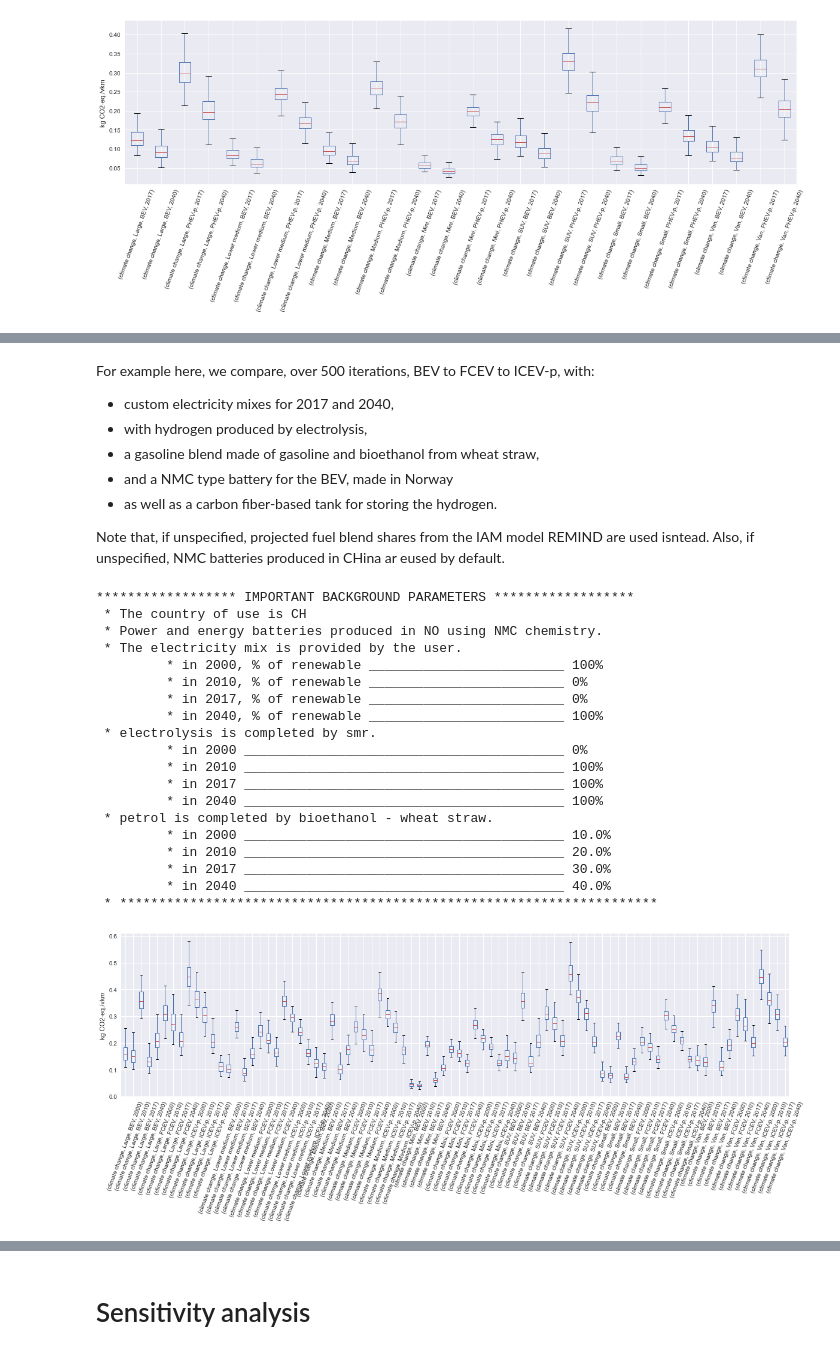
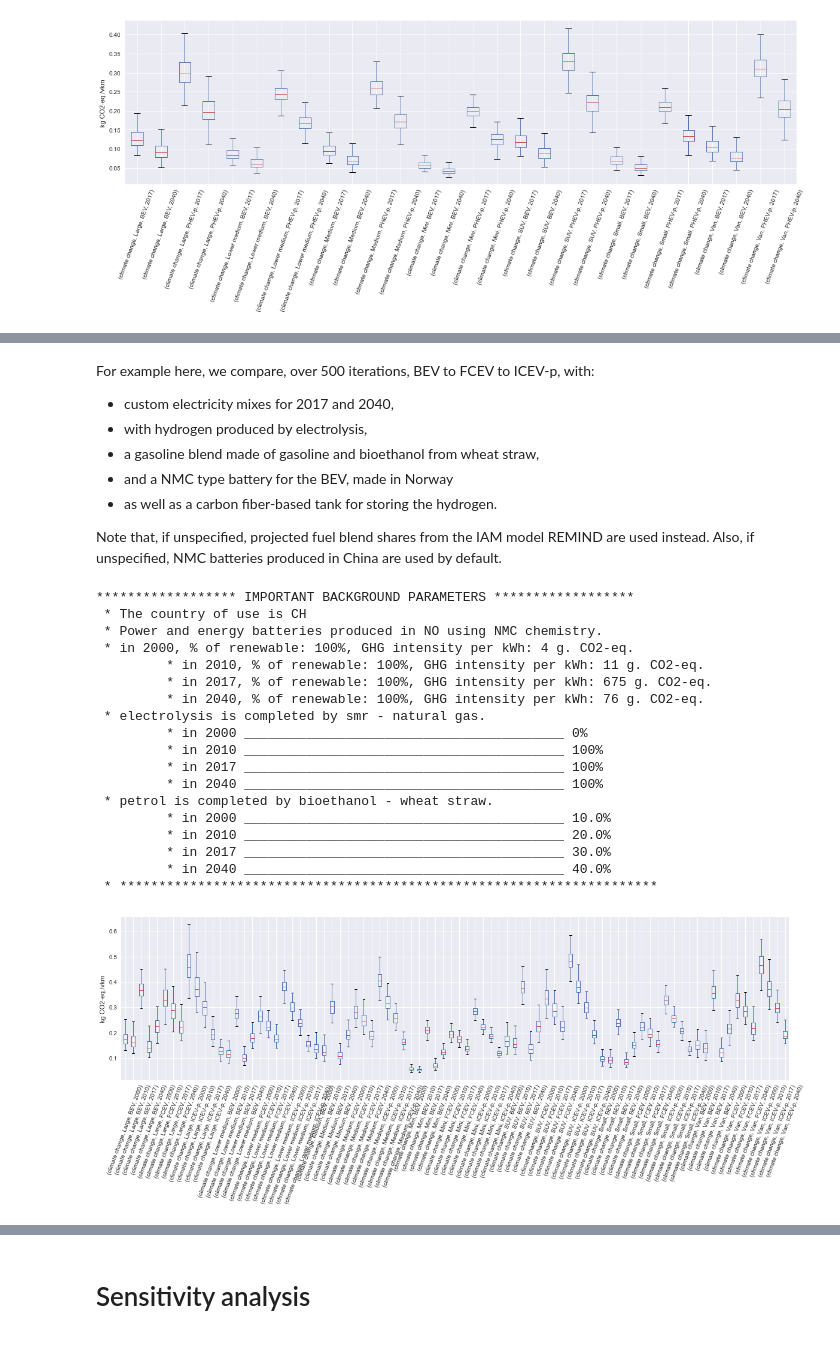
Before and after one commit to romainsacchi/carculator, a Jupyter notebook: examples/Examples.ipynb, the cells around one changed output, grey strips where cells are left out. Drawn from its saved outputs; the diff is of its cells as text; code cells hidden in the pictures.

```diff
--- a/examples/Examples.ipynb
+++ b/examples/Examples.ipynb
@@ -664,8 +723,8 @@ For example here, we compare, over 500 iterations, BEV to FCEV to ICEV-p, with:
 * and a NMC type battery for the BEV, made in Norway
 * as well as a carbon fiber-based tank for storing the hydrogen.
 
-Note that, if unspecified, projected fuel blend shares from the IAM model REMIND are used isntead.
-Also, if unspecified, NMC batteries produced in CHina ar eused by default.
+Note that, if unspecified, projected fuel blend shares from the IAM model REMIND are used instead.
+Also, if unspecified, NMC batteries produced in China are used by default.
 # %%
 from carculator import *
 import matplotlib.pyplot as plt
@@ -692,38 +751,38 @@ Electricity mixes
 8: Geothermal
 9: Waste
 
-Hydrogen technologies
---------------------
-electrolysis
-smr - natural gas
-smr - natural gas with CCS
-smr - biogas
-smr - biogas with CCS
-coal gasification
-wood gasification
-wood gasification with CCS
+Hydrogen technologies (LHV: 120 MJ/kg)
+--------------------------------------
+'electrolysis'
+'smr - natural gas'
+'smr - natural gas with CCS'
+'smr - biogas'
+'smr - biogas with CCS'
+'coal gasification'
+'wood gasification'
+'wood gasification with CCS'
 
 Natural gas technologies
 ------------------------
-cng
-biogas
-syngas
+'cng' (55.5 MJ/kg, 2.65 kg CO2/kg CNG)
+'biogas' (55.5 MJ/kg, 2.65 kg CO2/kg CNG)
+'syngas' (55.5 MJ/kg, 2.65 kg CO2/kg CNG)
 
 Diesel technologies
 -------------------
-diesel
-biodiesel - algae
-biodiesel - cooking oil
-synthetic diesel
+'diesel' (42.8 MJ/kg, 3.14 kg CO2/kg)
+'biodiesel - algae' (31.7 MJ/kg, 2.85 kg CO2/kg)
+'biodiesel - cooking oil' (31.7 MJ/kg, 2.85 kg CO2/kg)
+'synthetic diesel' (43.3 MJ/kg, 3.14 kg CO2/kg)
 
 Petrol technologies
 -------------------
-petrol
-bioethanol - wheat straw
-bioethanol - maize starch
-bioethanol - sugarbeet
-bioethanol - forest residues
-synthetic gasoline
+'petrol' (42.4 MJ/kg, 3.18 kg CO2/kg)
+'bioethanol - wheat straw' (26.8 MJ/kg, 1.91 kg CO2/kg)
+'bioethanol - maize starch' (26.8 MJ/kg, 1.91 kg CO2/kg)
+'bioethanol - sugarbeet' (26.8 MJ/kg, 1.91 kg CO2/kg)
+'bioethanol - forest residues' (26.8 MJ/kg, 1.91 kg CO2/kg)
+'synthetic gasoline' (19 MJ/kg, 1.6 kg CO2/kg)
 
 """
 
@@ -780,37 +839,36 @@ bc = {'country':'CH', # considers electricity network losses for Switzerland
       }
      }
 
 scope = {
     'powertrain':['BEV', 'FCEV', 'ICEV-p'],
 }
 
 ic = InventoryCalculation(cm.array, scope=scope, background_configuration = bc)
 results = ic.calculate_impacts()
 
 data_MC = results.sel(impact_category='climate change').sum(axis=3).to_dataframe('climate change')
 plt.style.use('seaborn')
 data_MC.unstack(level=[0,1,2]).boxplot(showfliers=False, figsize=(20,5))
 plt.xticks(rotation=70)
 plt.ylabel('kg CO2-eq./vkm')
 plt.show()
 # %% [output]
 ****************** IMPORTANT BACKGROUND PARAMETERS ******************
  * The country of use is CH
  * Power and energy batteries produced in NO using NMC chemistry.
- * The electricity mix is provided by the user.
-         * in 2000, % of renewable _________________________ 100%
-         * in 2010, % of renewable _________________________ 0%
-         * in 2017, % of renewable _________________________ 0%
-         * in 2040, % of renewable _________________________ 100%
- * electrolysis is completed by smr.
+ * in 2000, % of renewable: 100%, GHG intensity per kWh: 4 g. CO2-eq.
+         * in 2010, % of renewable: 100%, GHG intensity per kWh: 11 g. CO2-eq.
+         * in 2017, % of renewable: 100%, GHG intensity per kWh: 675 g. CO2-eq.
+         * in 2040, % of renewable: 100%, GHG intensity per kWh: 76 g. CO2-eq.
+ * electrolysis is completed by smr - natural gas.
          * in 2000 _________________________________________ 0%
          * in 2010 _________________________________________ 100%
          * in 2017 _________________________________________ 100%
          * in 2040 _________________________________________ 100%
  * petrol is completed by bioethanol - wheat straw.
          * in 2000 _________________________________________ 10.0%
          * in 2010 _________________________________________ 20.0%
          * in 2017 _________________________________________ 30.0%
          * in 2040 _________________________________________ 40.0%
  * *********************************************************************
-[figure, old version]
+[figure, new version]
```
Also changed, not shown: parts of 22 cells of this notebook, 32 other files.
